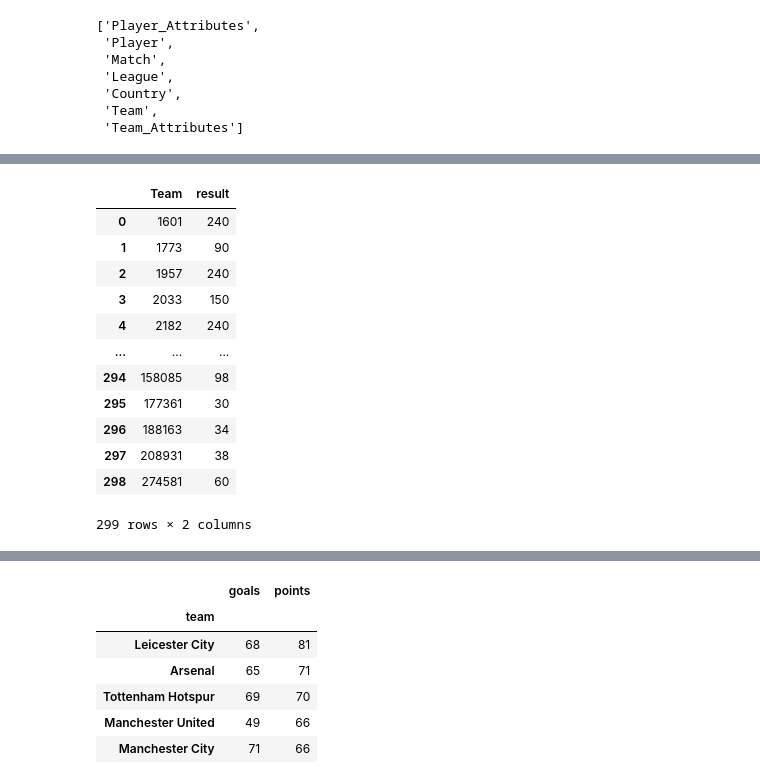
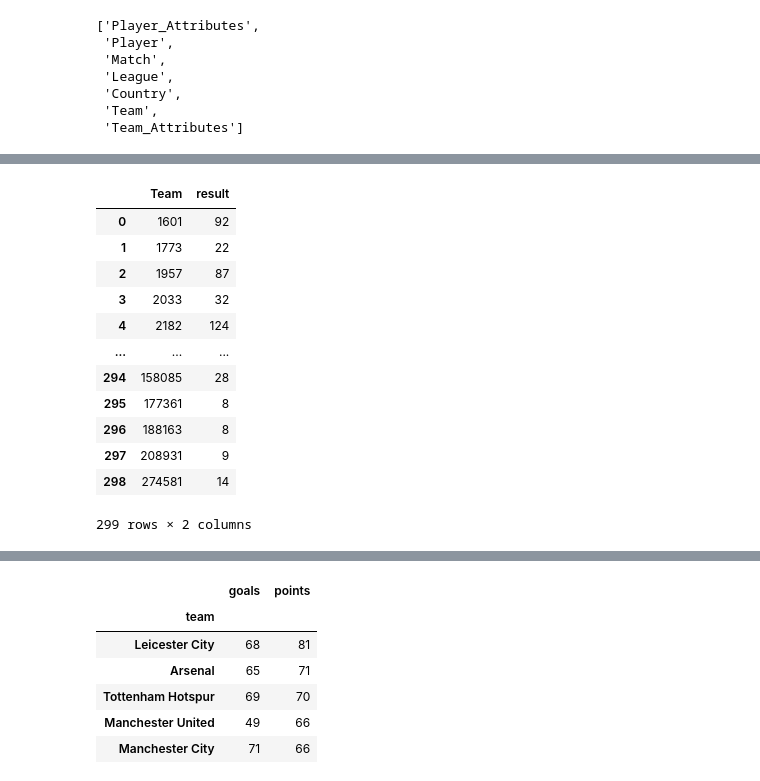
Before and after one commit to ismailmisd/Exploring-European-Soccer-Database, a Jupyter notebook: exploring-european-soccer-database.ipynb, the cells around one changed output, grey strips where cells are left out. Saved outputs shown, nothing was run; the diff lists cells and outputs as text; code cells hidden in the pictures.

```diff
--- a/exploring-european-soccer-database.ipynb
+++ b/exploring-european-soccer-database.ipynb
@@ -100,44 +109,45 @@ Team_Attributes_avg
 # %%
 team_results = pd.read_sql('''
 SELECT Match.home_team_api_id AS homeTeam,
 
        (CASE
             WHEN home_team_goal = away_team_goal THEN 'loss'
             WHEN home_team_goal > away_team_goal THEN 'win'
             WHEN home_team_goal < away_team_goal THEN 'draw'
         END)result1,
        Match.away_team_api_id AS awayTeam,
 
        (CASE
             WHEN home_team_goal = away_team_goal THEN 'loss'
             WHEN home_team_goal > away_team_goal THEN 'draw'
             WHEN home_team_goal < away_team_goal THEN 'win'
         END)result2
 FROM  MATCH
 LEFT JOIN Team AS home ON home.team_api_id = Match.home_team_api_id
 LEFT JOIN Team AS away ON away.team_api_id = Match.away_team_api_id
 ;''', con)
 
 team_results
 team_results1=team_results[['homeTeam','result1']]
 team_results2=team_results[['awayTeam','result2']]
 team_results=pd.DataFrame(np.concatenate((team_results1.values,team_results2.values),axis =0))
 team_results.columns=['Team','result']
+team_results = team_results[team_results['result']== 'win']
 team_results=team_results.groupby('Team')['result'].count().reset_index()
-team_results
+team_results     # every team_api_id with total number of winning matches
 # %% [output]
 |  | Team | result |
-| 0 | 1601 | 240 |
-| 1 | 1773 | 90 |
-| 2 | 1957 | 240 |
-| 3 | 2033 | 150 |
-| 4 | 2182 | 240 |
+| 0 | 1601 | 92 |
+| 1 | 1773 | 22 |
+| 2 | 1957 | 87 |
+| 3 | 2033 | 32 |
+| 4 | 2182 | 124 |
 | ... | ... | ... |
-| 294 | 158085 | 98 |
-| 295 | 177361 | 30 |
-| 296 | 188163 | 34 |
-| 297 | 208931 | 38 |
-| 298 | 274581 | 60 |
+| 294 | 158085 | 28 |
+| 295 | 177361 | 8 |
+| 296 | 188163 | 8 |
+| 297 | 208931 | 9 |
+| 298 | 274581 | 14 |
 299 rows × 2 columns
 # %%
 # now I will join team_results table with Team_Attributes_avg table
```
Also changed, not shown: parts of 12 cells of this notebook.
